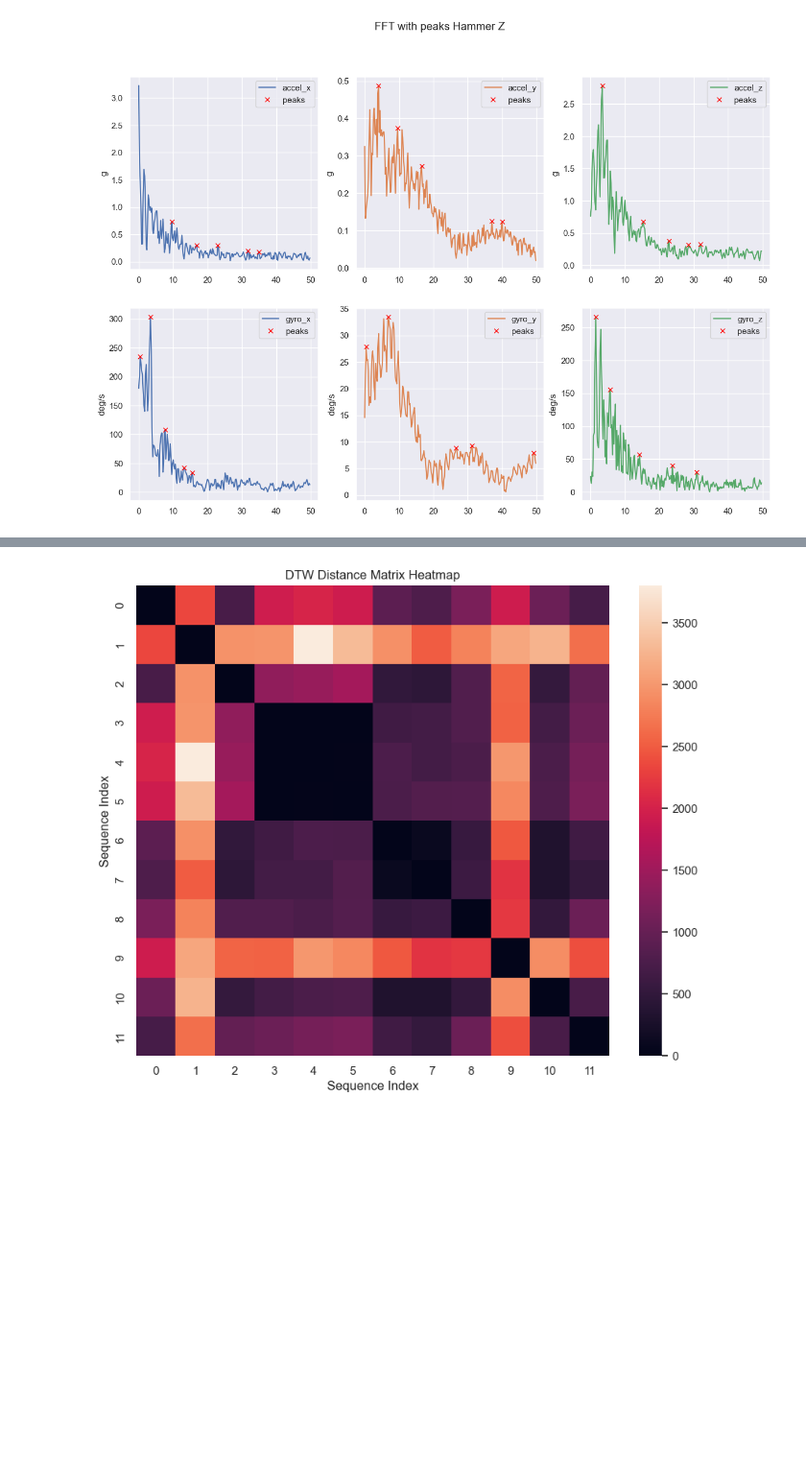
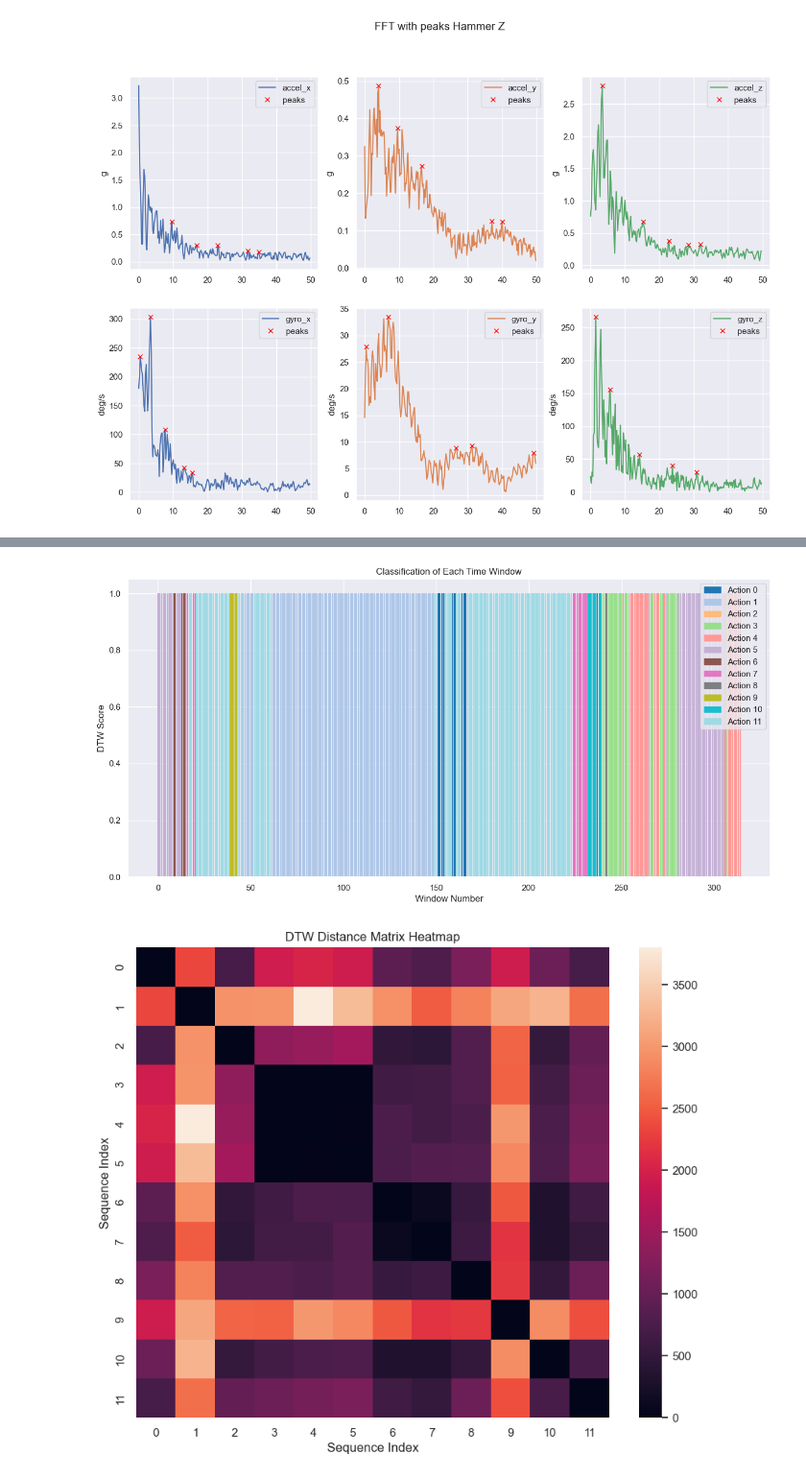
Before and after one commit to PeriniM/SmartApple-Thesis, a Jupyter notebook: data-analysis/dynamic_time_warping.ipynb, the cells around one changed output, grey strips where cells are left out. Shown at 96% size. Cells and saved outputs as stored; diff of their text form; code cells hidden in the pictures; blank space fills up the shorter version.

```diff
--- a/data-analysis/dynamic_time_warping.ipynb
+++ b/data-analysis/dynamic_time_warping.ipynb
@@ -473,3 +478,30 @@ print(best_scores)
+# %%
+# Step 1: Extract classifications from best_scores
+classifications = [item[1] for item in best_scores]
+
+# Step 2: Generate a unique color for each classification
+unique_classifications = list(set(classifications))
+colors = plt.cm.tab20(np.linspace(0, 1, len(unique_classifications)))  # Using 'tab20' for more distinct colors
+color_map = dict(zip(unique_classifications, colors))
+
+# Step 3: Plotting the histogram with height of 1.0 for each bar
+plt.figure(figsize=(15, 7))
+for i, classification in enumerate(classifications):
+    plt.bar(i, 1.0, color=color_map[classification], edgecolor='None')
+
+# Step 4: Creating the legend
+legend_handles = [mpatches.Patch(color=color_map[cls], label=f'Action {cls}') for cls in unique_classifications]
+plt.legend(handles=legend_handles)
+
+# Step 5: Setting up the axes and labels
+plt.xlabel("Window Number")
+plt.ylabel("DTW Score")
+plt.title("Classification of Each Time Window")
+# plt.xticks(range(len(scores)))  # Set x-ticks to be the window numbers
+
+plt.show()
+# %% [output]
+[figure, added]
 # %%
 
 # Initialize a 12x12 matrix of zeros for the distances
```
Also changed, not shown: parts of 8 cells of this notebook.
